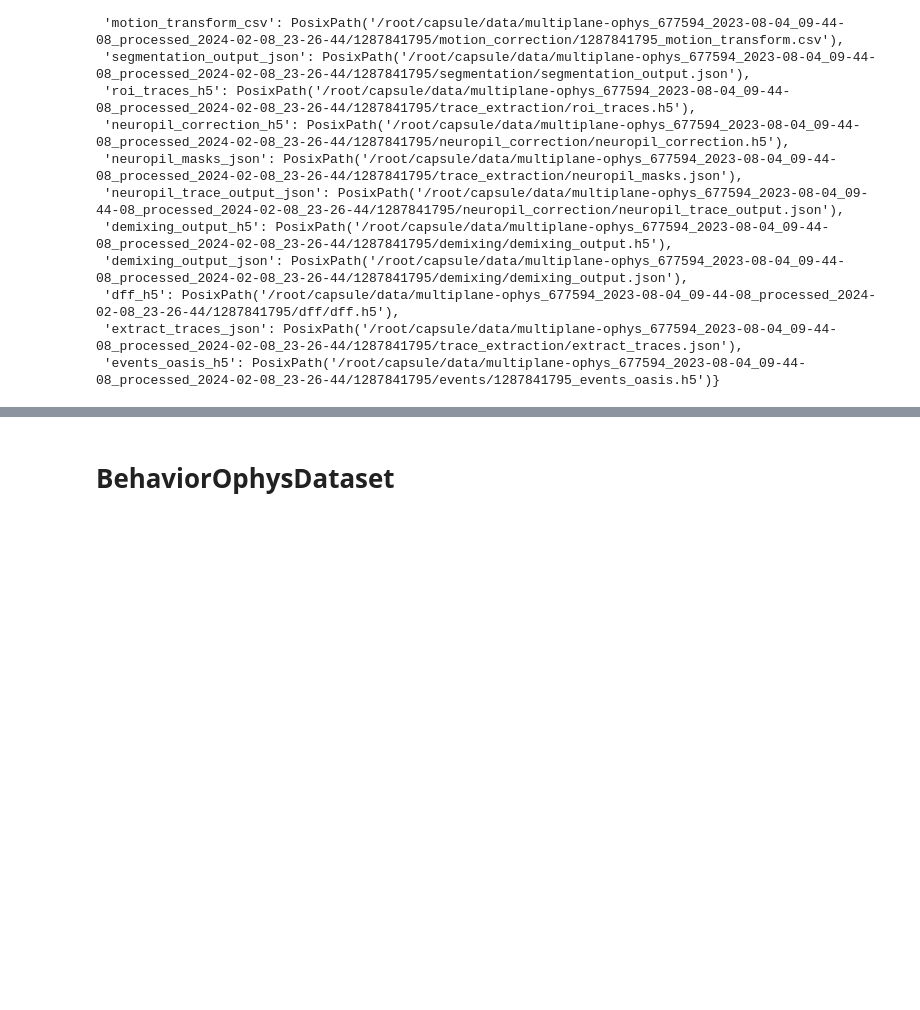
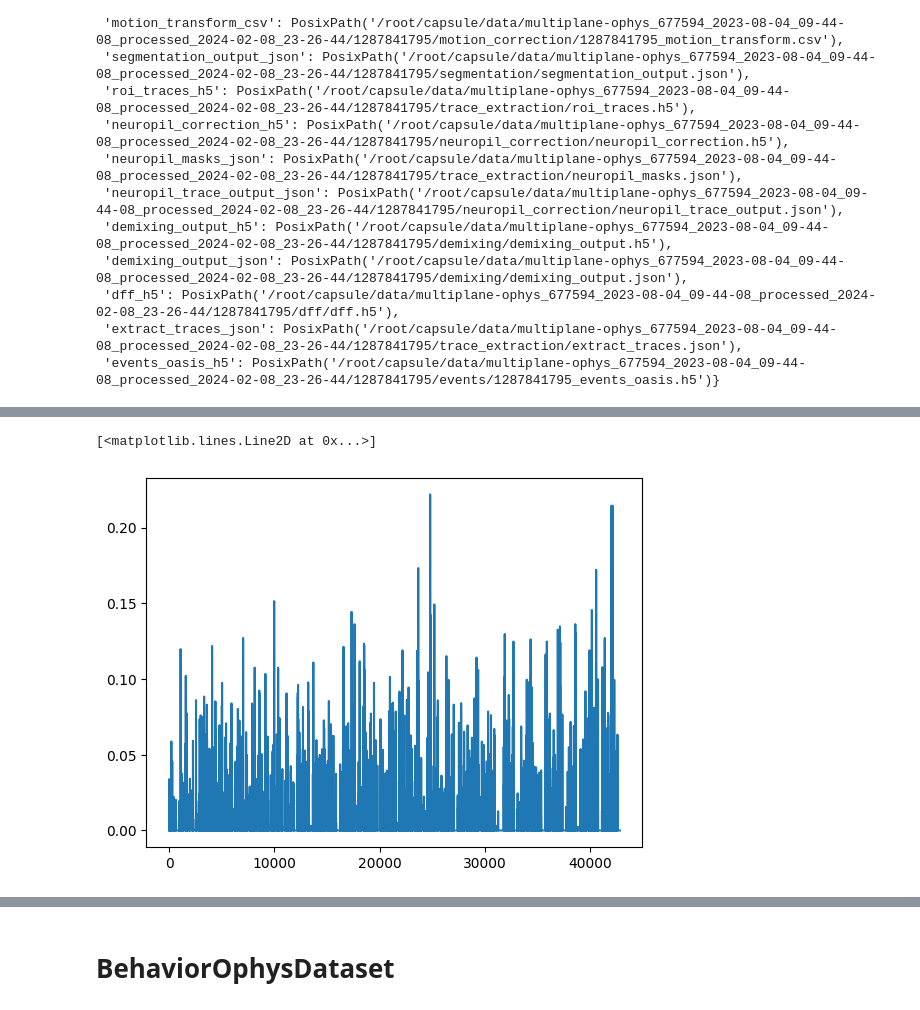
Before and after one commit to AllenNeuralDynamics/lamf-analysis, a Jupyter notebook: ophys-mfish-dev/notebooks/comb-development-nb.ipynb, the cells around one changed output, grey strips where cells are left out. Cells and saved outputs as stored; diff of their text form; code cells hidden in the pictures; blank space fills up the shorter version.

```diff
--- a/ophys-mfish-dev/notebooks/comb-development-nb.ipynb
+++ b/ophys-mfish-dev/notebooks/comb-development-nb.ipynb
@@ -46,3 +46,11 @@ opg.file_paths
  'dff_h5': PosixPath('/root/capsule/data/multiplane-ophys_677594_2023-08-04_09-44-08_processed_2024-02-08_23-26-44/1287841795/dff/dff.h5'),
  'extract_traces_json': PosixPath('/root/capsule/data/multiplane-ophys_677594_2023-08-04_09-44-08_processed_2024-02-08_23-26-44/1287841795/trace_extraction/extract_traces.json'),
  'events_oasis_h5': PosixPath('/root/capsule/data/multiplane-ophys_677594_2023-08-04_09-44-08_processed_2024-02-08_23-26-44/1287841795/events/1287841795_events_oasis.h5')}
+# %%
+# multi
+
+from comb.behavior_ophys_dataset import BehaviorMultiplaneOphysDataset
+session_folder_path = processed_path
+bmod = BehaviorMultiplaneOphysDataset(session_folder_path, raw_path)
+
+bmod.ophys_datasets
@@ -48,0 +85,12 @@ opg.file_paths
+# %%
+#dff_traces = bmod.all_traces_array(traces_key="dff") # can be "dff", "events", "filtered_events"
+dff_traces= bmod.all_traces_array(traces_key="events")
+
+# get vmin and vmax for all planes, 1 percentile and 99 percentile
+vmin = np.percentile(dff_traces, 1)
+vmax = np.percentile(dff_traces, 98.3)
+# %%
+plt.plot(dff_traces[0])
+# %% [output]
+[<matplotlib.lines.Line2D at 0x...>]
+[figure, added]
```
Also changed, not shown: parts of 9 cells of this notebook, 2 other files.
